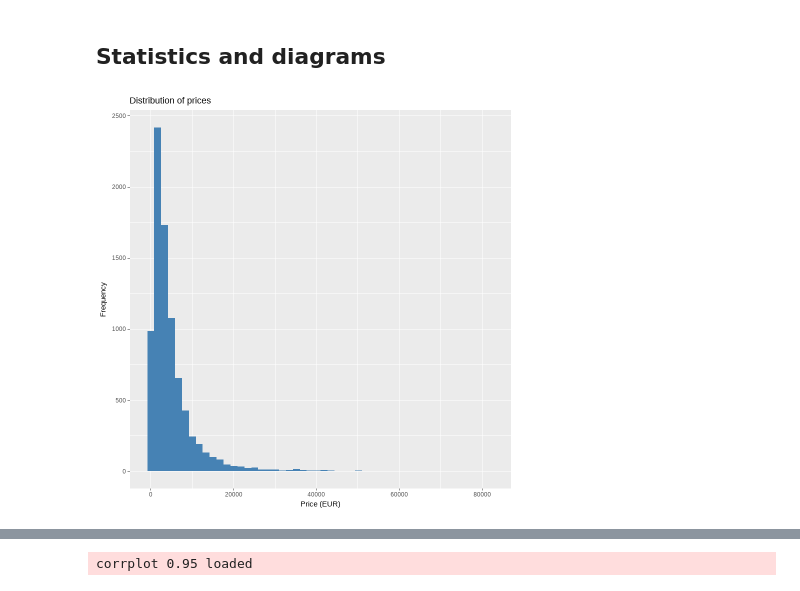
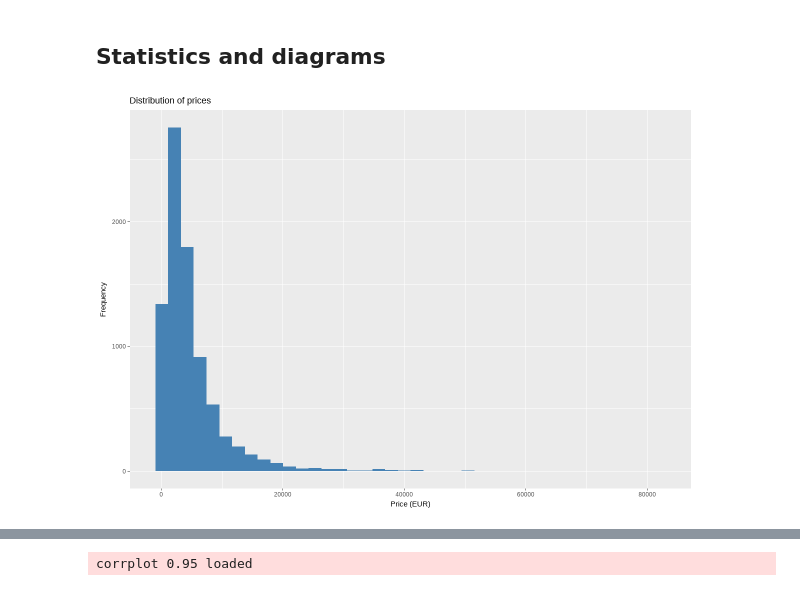
Before and after one commit to balintschmidt22/r_data_mining, a Jupyter notebook: car_sales.ipynb, the cells around one changed output, grey strips where cells are left out. Saved outputs shown, nothing was run; the diff lists cells and outputs as text; code cells hidden in the pictures.

Commit message:
Random forest and diagrams

```diff
--- a/car_sales.ipynb
+++ b/car_sales.ipynb
@@ -762,8 +762,10 @@ A tibble: 6 × 24
 # %% [markdown]
 ## Statistics and diagrams
 # %%
+options(repr.plot.width = 10, repr.plot.height = 7)
+
 ggplot(cars, aes(x = price_eur)) +
-  geom_histogram(fill = "steelblue", bins = 50) +
+  geom_histogram(fill = "steelblue", bins = 40) +
   labs(title = "Distribution of prices", x = "Price (EUR)", y = "Frequency")
 # %% [output]
-[figure, old version]
+[figure, new version]
```
Also changed, not shown: parts of 13 cells of this notebook.
